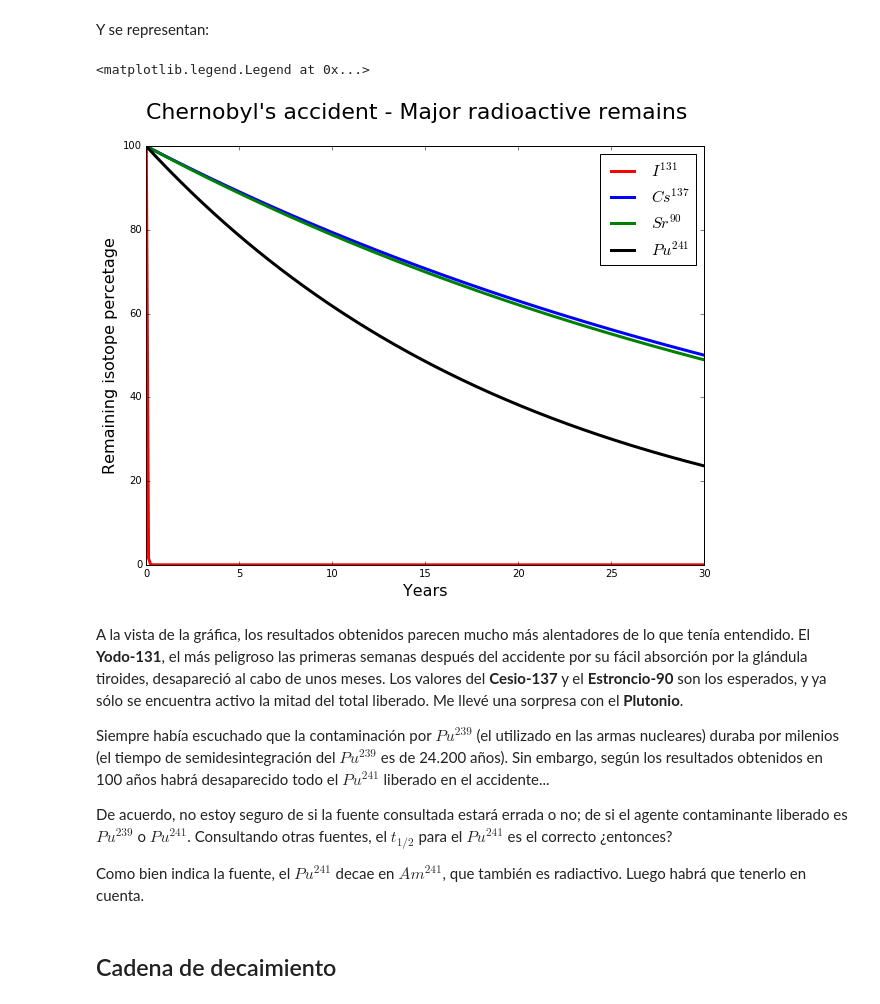
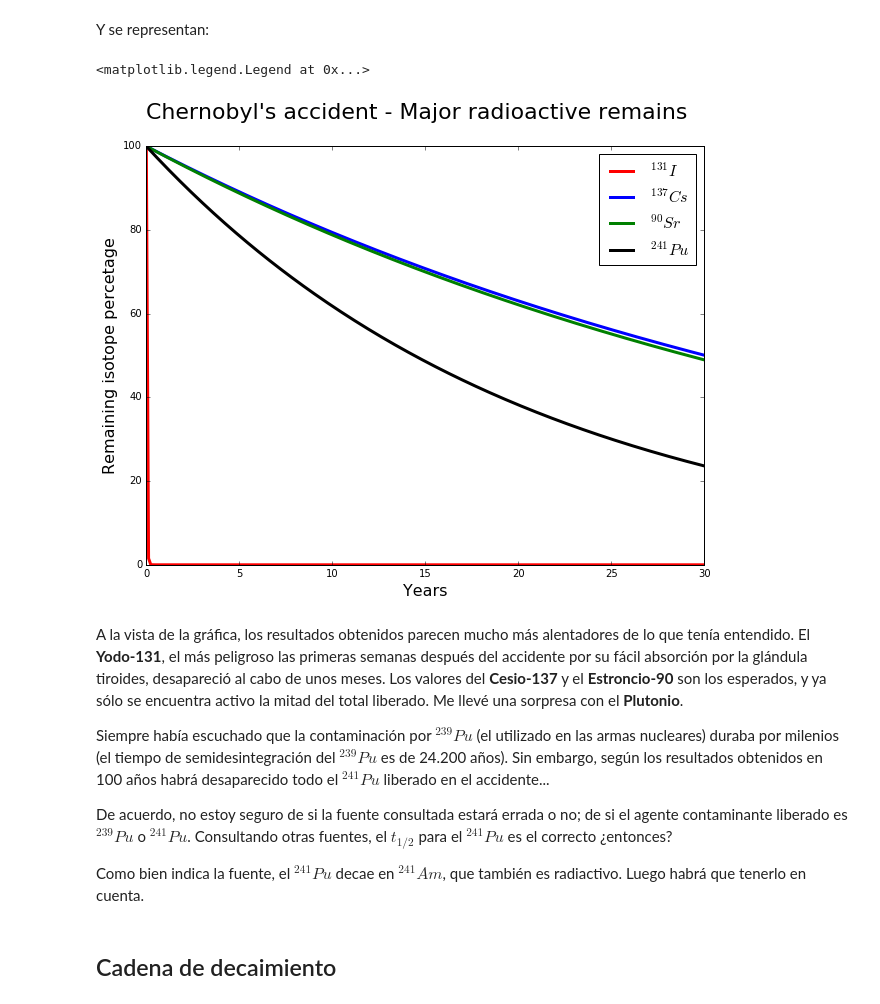
Before and after one commit to newlawrence/Funny-Stuff, a Jupyter notebook: notebooks/chernobyl.ipynb, the cells around one changed output. Drawn from its saved outputs; the diff is of its cells as text; code cells hidden in the pictures.

```diff
--- a/notebooks/chernobyl.ipynb
+++ b/notebooks/chernobyl.ipynb
@@ -84,25 +84,25 @@ Y se representan:
 # %%
 plt.suptitle('Chernobyl\'s accident - Major radioactive remains', fontsize=22)
 plt.gcf().set_size_inches(10, 7.5)
 plt.plot([30., 30.], [0., 100.], 'k--')
-plt.plot(t, N_I131, color='red', linewidth=3, label=r'$I^{131}$')
-plt.plot(t, N_Cs137, color='blue', linewidth=3, label=r'$Cs^{137}$')
-plt.plot(t, N_Sr90, color='green', linewidth=3, label=r'$Sr^{90}$')
-plt.plot(t, N_Pu241, color='black', linewidth=3, label=r'$Pu^{241}$')
+plt.plot(t, N_I131, color='red', linewidth=3, label=r'$^{131}I$')
+plt.plot(t, N_Cs137, color='blue', linewidth=3, label=r'$^{137}Cs$')
+plt.plot(t, N_Sr90, color='green', linewidth=3, label=r'$^{90}Sr$')
+plt.plot(t, N_Pu241, color='black', linewidth=3, label=r'$^{241}Pu$')
 plt.xlabel('Years', fontsize=16)
 plt.ylabel('Remaining isotope percetage', fontsize=16)
 plt.legend(loc=1, fontsize=16)
 # %% [output]
 <matplotlib.legend.Legend at 0x...>
-[figure, old version]
+[figure, new version]
 # %% [markdown]
 A la vista de la gráfica, los resultados obtenidos parecen mucho más alentadores de lo que tenía entendido. El **Yodo-131**, el más peligroso las primeras semanas después del accidente por su fácil absorción por la glándula tiroides, desapareció al cabo de unos meses. Los valores del **Cesio-137** y el **Estroncio-90** son los esperados, y ya sólo se encuentra activo la mitad del total liberado. Me llevé una sorpresa con el **Plutonio**.
 
-Siempre había escuchado que la contaminación por $Pu^{239}$ (el utilizado en las armas nucleares) duraba por milenios (el tiempo de semidesintegración del $Pu^{239}$ es de 24.200 años). Sin embargo, según los resultados obtenidos en 100 años habrá desaparecido todo el $Pu^{241}$ liberado en el accidente...
+Siempre había escuchado que la contaminación por $^{239}Pu$ (el utilizado en las armas nucleares) duraba por milenios (el tiempo de semidesintegración del $^{239}Pu$ es de 24.200 años). Sin embargo, según los resultados obtenidos en 100 años habrá desaparecido todo el $^{241}Pu$ liberado en el accidente...
 
-De acuerdo, no estoy seguro de si la fuente consultada estará errada o no; de si el agente contaminante liberado es $Pu^{239}$ o $Pu^{241}$. Consultando otras fuentes, el $t_{1/2}$ para el $Pu^{241}$ es el correcto ¿entonces?
+De acuerdo, no estoy seguro de si la fuente consultada estará errada o no; de si el agente contaminante liberado es $^{239}Pu$ o $^{241}Pu$. Consultando otras fuentes, el $t_{1/2}$ para el $^{241}Pu$ es el correcto ¿entonces?
 
-Como bien indica la fuente, el $Pu^{241}$ decae en $Am^{241}$, que también es radiactivo. Luego habrá que tenerlo en cuenta.
+Como bien indica la fuente, el $^{241}Pu$ decae en $^{241}Am$, que también es radiactivo. Luego habrá que tenerlo en cuenta.
 # %% [markdown]
 ## Cadena de decaimiento
 # %% [markdown]
```
Also changed, not shown: parts of 5 cells of this notebook.
